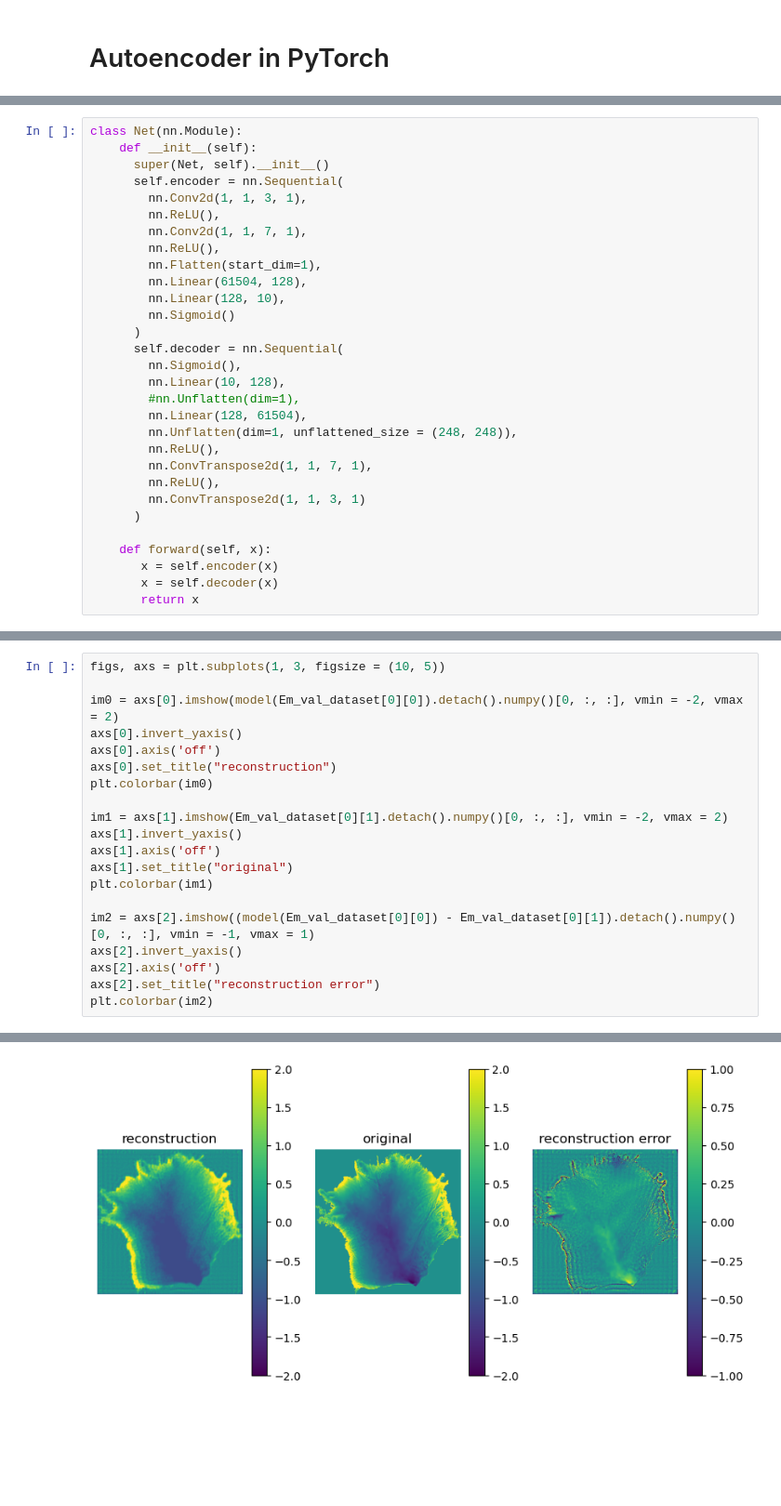
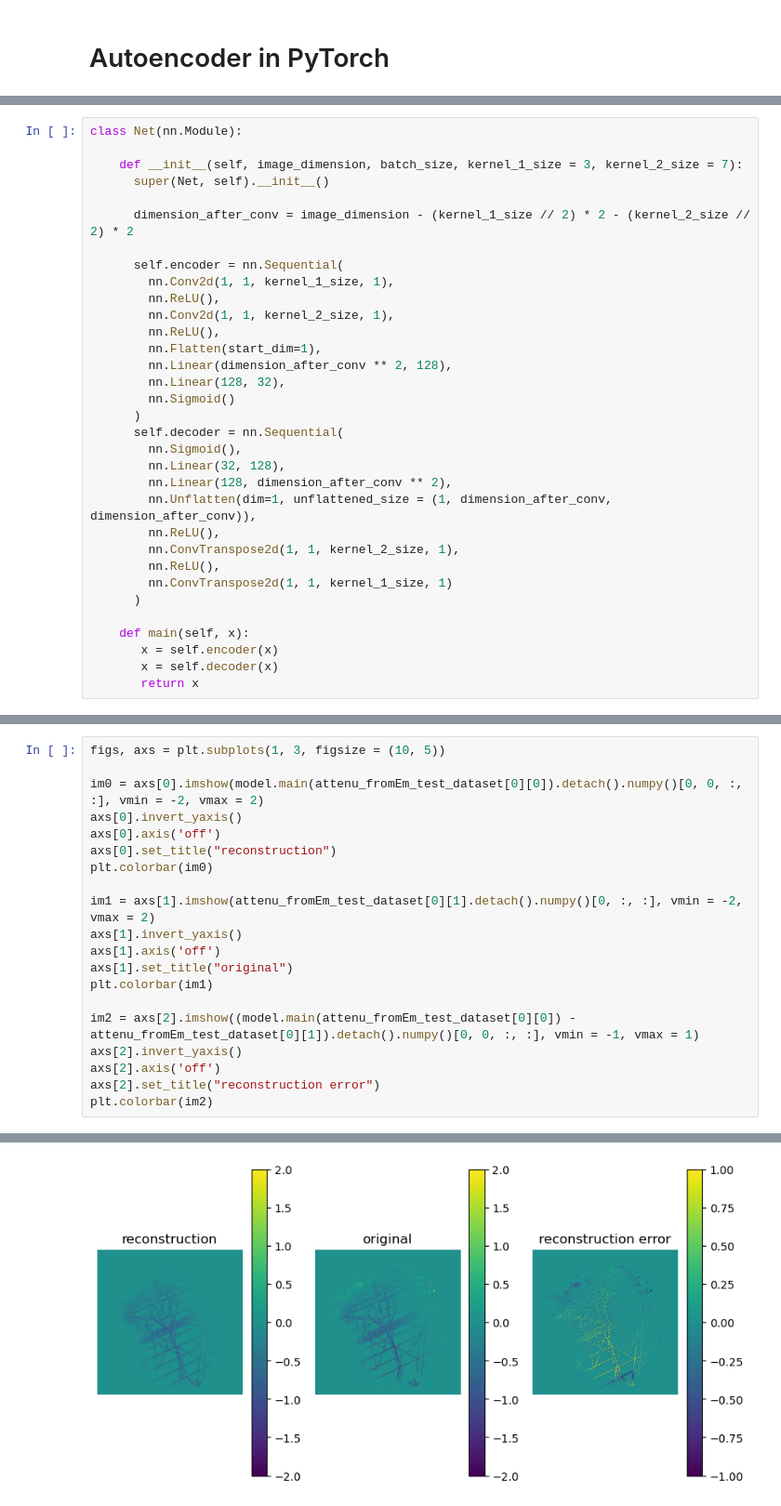
Before and after one commit to alastairyang/calibrated-prior, a Jupyter notebook: testing/pytorch_autoencoder_testing.ipynb, the cells around one changed output, grey strips where cells are left out. Shown at 93% size. Cells and saved outputs as stored; diff of their text form; blank space fills up the shorter version.

Commit message:
flow matching test (linear)

```diff
--- a/testing/pytorch_autoencoder_testing.ipynb
+++ b/testing/pytorch_autoencoder_testing.ipynb
@@ -49,30 +106,33 @@ Em_val_dataloader = DataLoader(Em_val_dataset, batch_size = 1, shuffle = 1)
 # %%
 class Net(nn.Module):
-    def __init__(self):
+
+    def __init__(self, image_dimension, batch_size, kernel_1_size = 3, kernel_2_size = 7):
       super(Net, self).__init__()
+
+      dimension_after_conv = image_dimension - (kernel_1_size // 2) * 2 - (kernel_2_size // 2) * 2
+
       self.encoder = nn.Sequential(
-        nn.Conv2d(1, 1, 3, 1),
+        nn.Conv2d(1, 1, kernel_1_size, 1),
         nn.ReLU(),
-        nn.Conv2d(1, 1, 7, 1),
+        nn.Conv2d(1, 1, kernel_2_size, 1),
         nn.ReLU(),
         nn.Flatten(start_dim=1),
-        nn.Linear(61504, 128),
-        nn.Linear(128, 10),
+        nn.Linear(dimension_after_conv ** 2, 128),
+        nn.Linear(128, 32),
         nn.Sigmoid()
       )
       self.decoder = nn.Sequential(
         nn.Sigmoid(),
-        nn.Linear(10, 128),
-        #nn.Unflatten(dim=1),
-        nn.Linear(128, 61504),
-        nn.Unflatten(dim=1, unflattened_size = (248, 248)),
+        nn.Linear(32, 128),
+        nn.Linear(128, dimension_after_conv ** 2),
+        nn.Unflatten(dim=1, unflattened_size = (1, dimension_after_conv, dimension_after_conv)),
         nn.ReLU(),
-        nn.ConvTranspose2d(1, 1, 7, 1),
+        nn.ConvTranspose2d(1, 1, kernel_2_size, 1),
         nn.ReLU(),
-        nn.ConvTranspose2d(1, 1, 3, 1)
+        nn.ConvTranspose2d(1, 1, kernel_1_size, 1)
       )
 
-    def forward(self, x):
+    def main(self, x):
        x = self.encoder(x)
        x = self.decoder(x)
        return x
@@ -128,23 +223,23 @@ Epoch [50/50], Loss: 0.0492, time elapsed = 8.29 s
 # %%
 figs, axs = plt.subplots(1, 3, figsize = (10, 5))
 
-im0 = axs[0].imshow(model(Em_val_dataset[0][0]).detach().numpy()[0, :, :], vmin = -2, vmax = 2)
+im0 = axs[0].imshow(model.main(attenu_fromEm_test_dataset[0][0]).detach().numpy()[0, 0, :, :], vmin = -2, vmax = 2)
 axs[0].invert_yaxis()
 axs[0].axis('off')
 axs[0].set_title("reconstruction")
 plt.colorbar(im0)
 
-im1 = axs[1].imshow(Em_val_dataset[0][1].detach().numpy()[0, :, :], vmin = -2, vmax = 2)
+im1 = axs[1].imshow(attenu_fromEm_test_dataset[0][1].detach().numpy()[0, :, :], vmin = -2, vmax = 2)
 axs[1].invert_yaxis()
 axs[1].axis('off')
 axs[1].set_title("original")
 plt.colorbar(im1)
 
-im2 = axs[2].imshow((model(Em_val_dataset[0][0]) - Em_val_dataset[0][1]).detach().numpy()[0, :, :], vmin = -1, vmax = 1)
+im2 = axs[2].imshow((model.main(attenu_fromEm_test_dataset[0][0]) - attenu_fromEm_test_dataset[0][1]).detach().numpy()[0, 0, :, :], vmin = -1, vmax = 1)
 axs[2].invert_yaxis()
 axs[2].axis('off')
 axs[2].set_title("reconstruction error")
 plt.colorbar(im2)
 # %% [output]
 <matplotlib.colorbar.Colorbar at 0x...>
-[figure, old version]
+[figure, new version]
```
Also changed, not shown: parts of 7 cells of this notebook, 5 other files.
